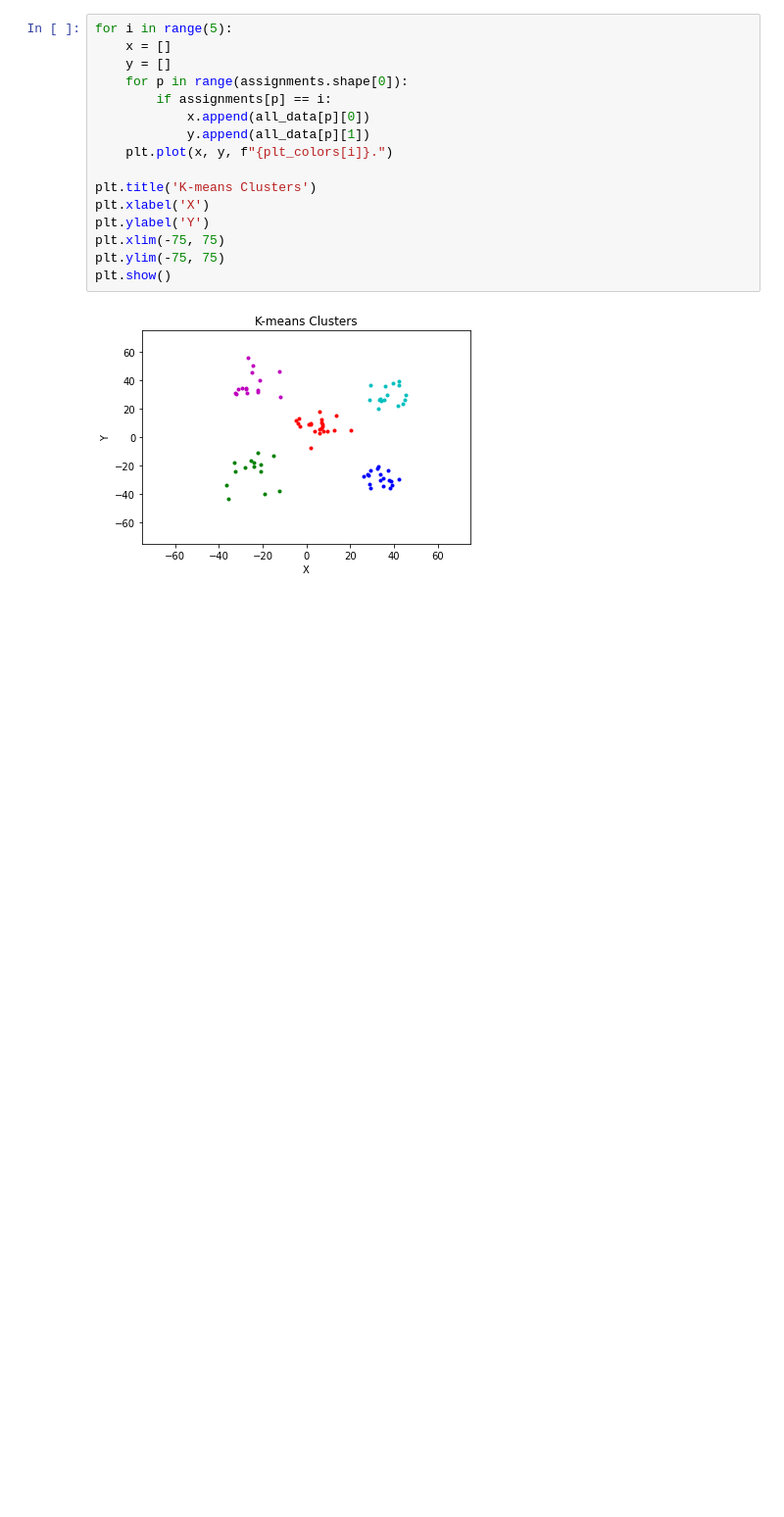
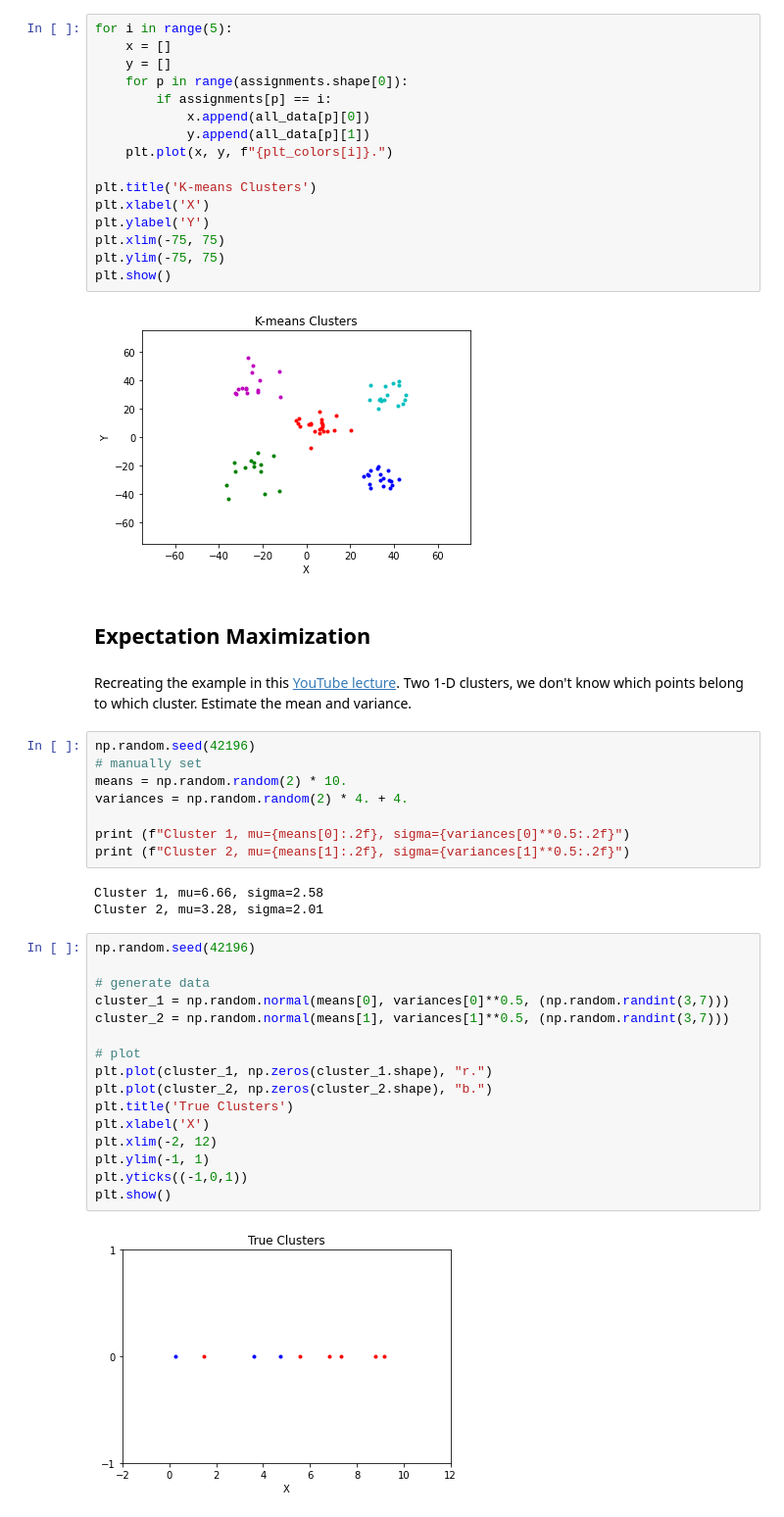
Before and after one commit to dliedtka/data_science_jqr, a Jupyter notebook: 03_04/03_04_10.ipynb, the cells around one changed output. Shown: that part at 98% size. Cells and saved outputs as stored; diff of their text form; blank space fills up the shorter version.

Commit message:
work on expectation maximization

```diff
--- a/03_04/03_04_10.ipynb
+++ b/03_04/03_04_10.ipynb
@@ -145,3 +145,36 @@ plt.ylim(-75, 75)
 plt.show()
 # %% [output]
 [figure]
+# %% [markdown]
+## Expectation Maximization
+# %% [markdown]
+Recreating the example in this [YouTube lecture](https://youtu.be/iQoXFmbXRJA). Two 1-D clusters, we don't know which points belong to which cluster. Estimate the mean and variance.
+# %%
+np.random.seed(42196)
+# manually set
+means = np.random.random(2) * 10.
+variances = np.random.random(2) * 4. + 4.
+
+print (f"Cluster 1, mu={means[0]:.2f}, sigma={variances[0]**0.5:.2f}")
+print (f"Cluster 2, mu={means[1]:.2f}, sigma={variances[1]**0.5:.2f}")
+# %% [output]
+Cluster 1, mu=6.66, sigma=2.58
+Cluster 2, mu=3.28, sigma=2.01
+# %%
+np.random.seed(42196)
+
+# generate data
+cluster_1 = np.random.normal(means[0], variances[0]**0.5, (np.random.randint(3,7)))
+cluster_2 = np.random.normal(means[1], variances[1]**0.5, (np.random.randint(3,7)))
+
+# plot
+plt.plot(cluster_1, np.zeros(cluster_1.shape), "r.")
+plt.plot(cluster_2, np.zeros(cluster_2.shape), "b.")
+plt.title('True Clusters')
+plt.xlabel('X')
+plt.xlim(-2, 12)
+plt.ylim(-1, 1)
+plt.yticks((-1,0,1))
+plt.show()
+# %% [output]
+[figure, added]
```
Also changed, not shown: parts of 2 cells of this notebook, 2 other files.
